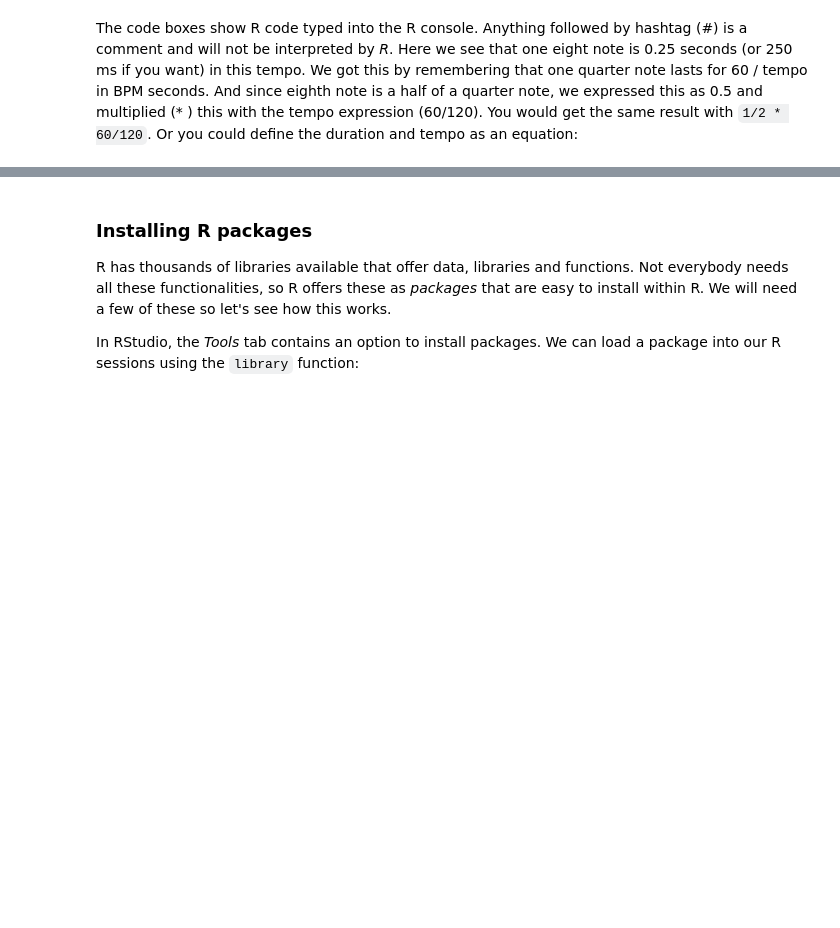
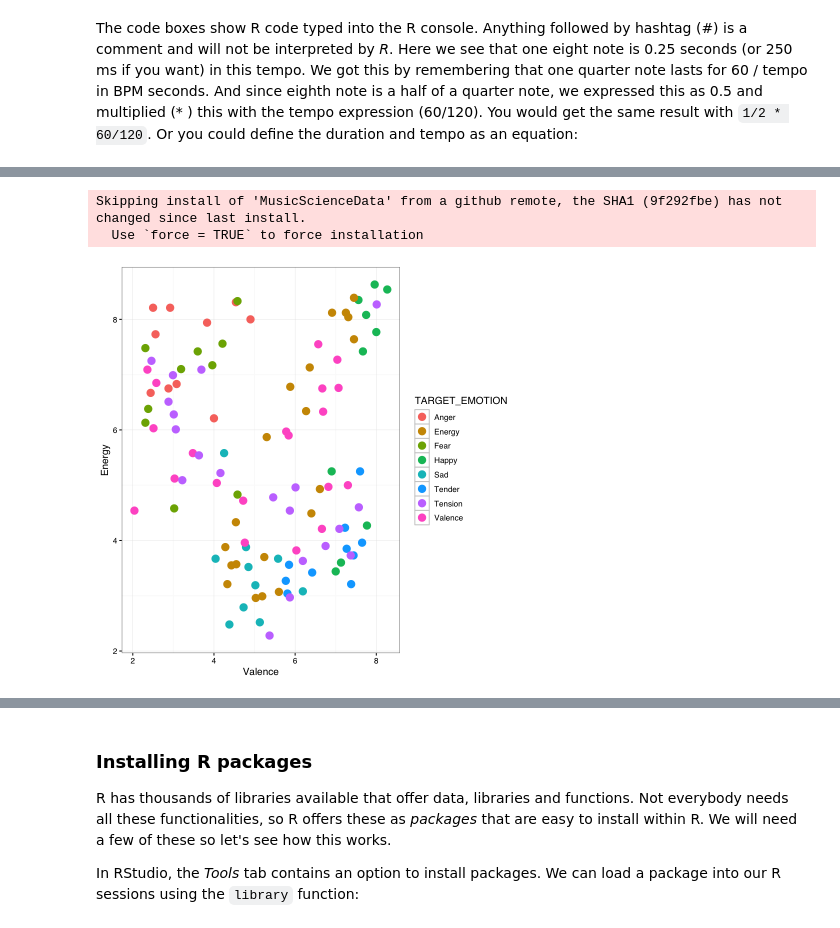
Before and after one commit to tuomaseerola/emr, a Jupyter notebook: Chapter6.1.ipynb, the cells around one changed output, grey strips where cells are left out. Cells and saved outputs as stored; diff of their text form; code cells hidden in the pictures; blank space fills up the shorter version.

```diff
--- a/Chapter6.1.ipynb
+++ b/Chapter6.1.ipynb
@@ -72,14 +76,19 @@ _RStudio_ helps to make the code more readable and easy to use by making differe
 See [Chapter7.R](https://tuomaseerola.github.io/emr/Chapter7.ipynb) R code at
 [https://tuomaseerola.github.io/emr/](https://tuomaseerola.github.io/emr/) site.
 # %%
+# code6.1.R
 library(devtools)                       # add libraries from github
 devtools::install_github("tuomaseerola/MusicScienceData")
 library(MusicScienceData)               # loads library w data
 library(ggplot2)                        # loads library
 ggplot(MusicScienceData::soundtrack,    # defines the data
        aes(x=Valence,
            y=Energy,
            colour=TARGET_EMOTION))+     # variables
-  geom_point()+                         # plots points
+  geom_point(size=4)+                   # plots points
   theme_MusicScience()                  # applies style
+# %% [output]
+Skipping install of 'MusicScienceData' from a github remote, the SHA1 (9f292fbe) has not changed since last install.
+  Use `force = TRUE` to force installation
+[figure, added]
 # %% [markdown]
```
Also changed, not shown: parts of 8 cells of this notebook.
